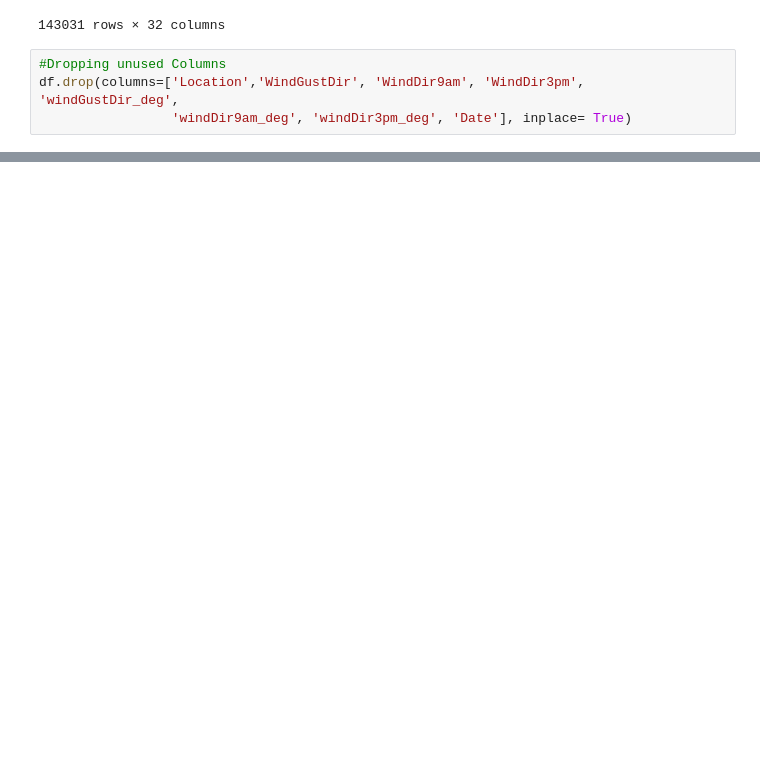
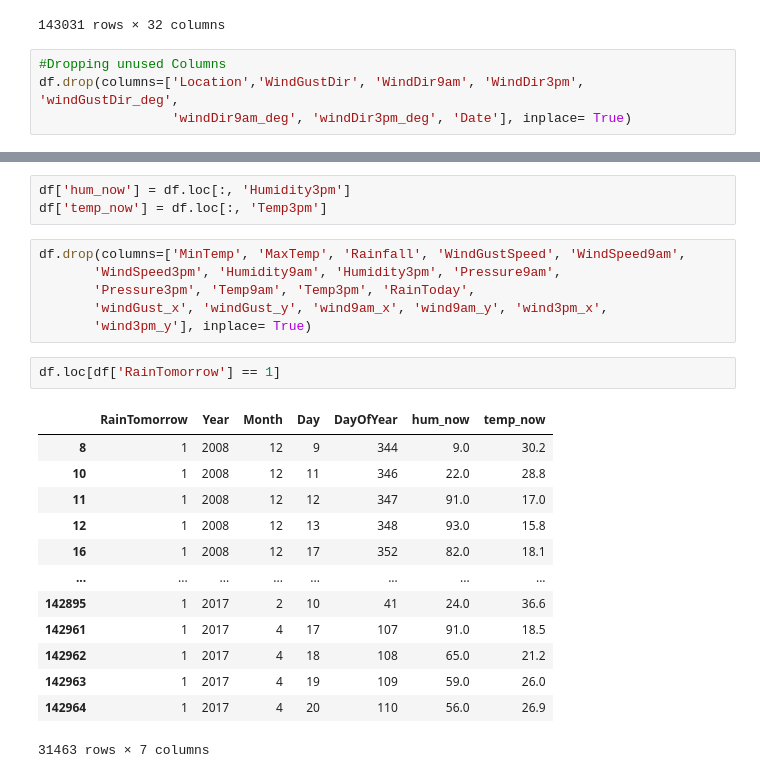
Before and after one commit to scynide645/weather_prediction, a Jupyter notebook: notebooks/preprocessing.ipynb, the cells around one changed output, grey strips where cells are left out. Saved outputs shown, nothing was run; the diff lists cells and outputs as text; blank space fills up the shorter version.

```diff
--- a/notebooks/preprocessing.ipynb
+++ b/notebooks/preprocessing.ipynb
@@ -237,0 +254,25 @@ df.describe()
+# %%
+df['hum_now'] = df.loc[:, 'Humidity3pm']
+df['temp_now'] = df.loc[:, 'Temp3pm']
+# %%
+df.drop(columns=['MinTemp', 'MaxTemp', 'Rainfall', 'WindGustSpeed', 'WindSpeed9am',
+       'WindSpeed3pm', 'Humidity9am', 'Humidity3pm', 'Pressure9am',
+       'Pressure3pm', 'Temp9am', 'Temp3pm', 'RainToday',
+       'windGust_x', 'windGust_y', 'wind9am_x', 'wind9am_y', 'wind3pm_x',
+       'wind3pm_y'], inplace= True)
+# %%
+df.loc[df['RainTomorrow'] == 1]
+# %% [output]
+|  | RainTomorrow | Year | Month | Day | DayOfYear | hum_now | temp_now |
+| 8 | 1 | 2008 | 12 | 9 | 344 | 9.0 | 30.2 |
+| 10 | 1 | 2008 | 12 | 11 | 346 | 22.0 | 28.8 |
+| 11 | 1 | 2008 | 12 | 12 | 347 | 91.0 | 17.0 |
+| 12 | 1 | 2008 | 12 | 13 | 348 | 93.0 | 15.8 |
+| 16 | 1 | 2008 | 12 | 17 | 352 | 82.0 | 18.1 |
+| ... | ... | ... | ... | ... | ... | ... | ... |
+| 142895 | 1 | 2017 | 2 | 10 | 41 | 24.0 | 36.6 |
+| 142961 | 1 | 2017 | 4 | 17 | 107 | 91.0 | 18.5 |
+| 142962 | 1 | 2017 | 4 | 18 | 108 | 65.0 | 21.2 |
+| 142963 | 1 | 2017 | 4 | 19 | 109 | 59.0 | 26.0 |
+| 142964 | 1 | 2017 | 4 | 20 | 110 | 56.0 | 26.9 |
+31463 rows × 7 columns
```
Also changed, not shown: parts of 4 cells of this notebook, 7 other files.
